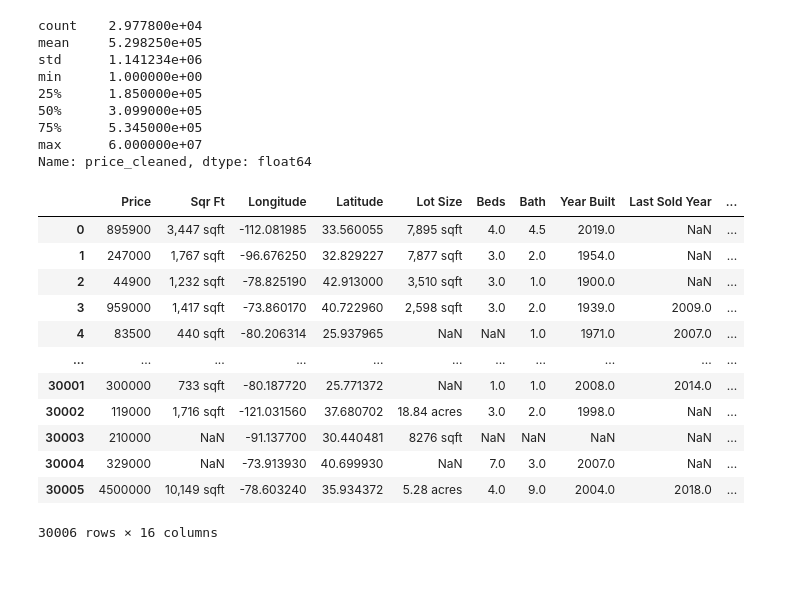
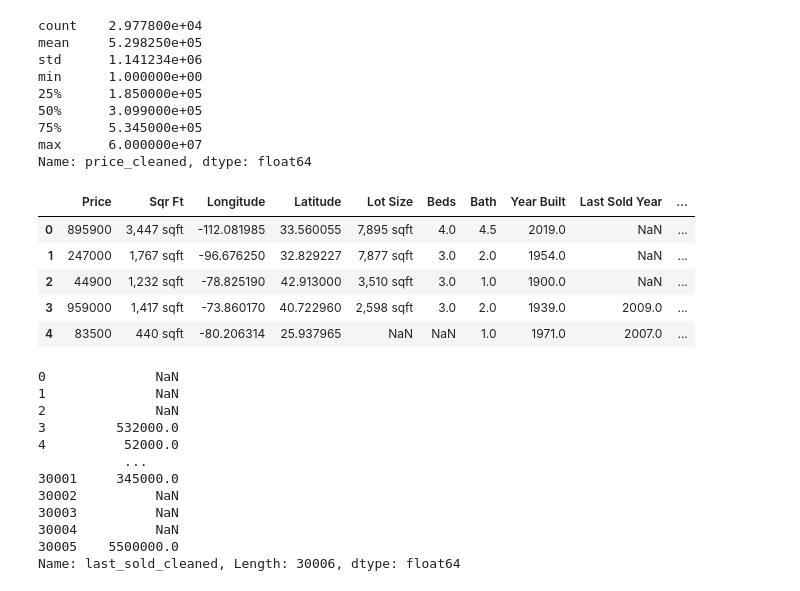
Before and after one commit to raushan-shah/CSY2082-AS1-assignment, a Jupyter notebook: code.ipynb, the cells around one changed output. Saved outputs shown, nothing was run; the diff lists cells and outputs as text; code cells hidden in the pictures.

```diff
--- a/code.ipynb
+++ b/code.ipynb
@@ -249,18 +249,11 @@ min      1.000000e+00
 max      6.000000e+07
 Name: price_cleaned, dtype: float64
 # %%
-df
+df.head()
 # %% [output]
 |  | Price | Sqr Ft | Longitude | Latitude | Lot Size | Beds | Bath | Year Built | Last Sold Year | ... |
 | 0 | 895900 | 3,447 sqft | -112.081985 | 33.560055 | 7,895 sqft | 4.0 | 4.5 | 2019.0 | NaN | ... |
 | 1 | 247000 | 1,767 sqft | -96.676250 | 32.829227 | 7,877 sqft | 3.0 | 2.0 | 1954.0 | NaN | ... |
 | 2 | 44900 | 1,232 sqft | -78.825190 | 42.913000 | 3,510 sqft | 3.0 | 1.0 | 1900.0 | NaN | ... |
 | 3 | 959000 | 1,417 sqft | -73.860170 | 40.722960 | 2,598 sqft | 3.0 | 2.0 | 1939.0 | 2009.0 | ... |
 | 4 | 83500 | 440 sqft | -80.206314 | 25.937965 | NaN | NaN | 1.0 | 1971.0 | 2007.0 | ... |
-| ... | ... | ... | ... | ... | ... | ... | ... | ... | ... | ... |
-| 30001 | 300000 | 733 sqft | -80.187720 | 25.771372 | NaN | 1.0 | 1.0 | 2008.0 | 2014.0 | ... |
-| 30002 | 119000 | 1,716 sqft | -121.031560 | 37.680702 | 18.84 acres | 3.0 | 2.0 | 1998.0 | NaN | ... |
-| 30003 | 210000 | NaN | -91.137700 | 30.440481 | 8276 sqft | NaN | NaN | NaN | NaN | ... |
-| 30004 | 329000 | NaN | -73.913930 | 40.699930 | NaN | 7.0 | 3.0 | 2007.0 | NaN | ... |
-| 30005 | 4500000 | 10,149 sqft | -78.603240 | 35.934372 | 5.28 acres | 4.0 | 9.0 | 2004.0 | 2018.0 | ... |
-30006 rows × 16 columns
@@ -266,0 +263,15 @@ df
+# %%
+df.last_sold_cleaned
+# %% [output]
+0              NaN
+1              NaN
+2              NaN
+3         532000.0
+4          52000.0
+           ...
+30001     345000.0
+30002          NaN
+30003          NaN
+30004          NaN
+30005    5500000.0
+Name: last_sold_cleaned, Length: 30006, dtype: float64
```
Also changed, not shown: parts of 5 cells of this notebook.
